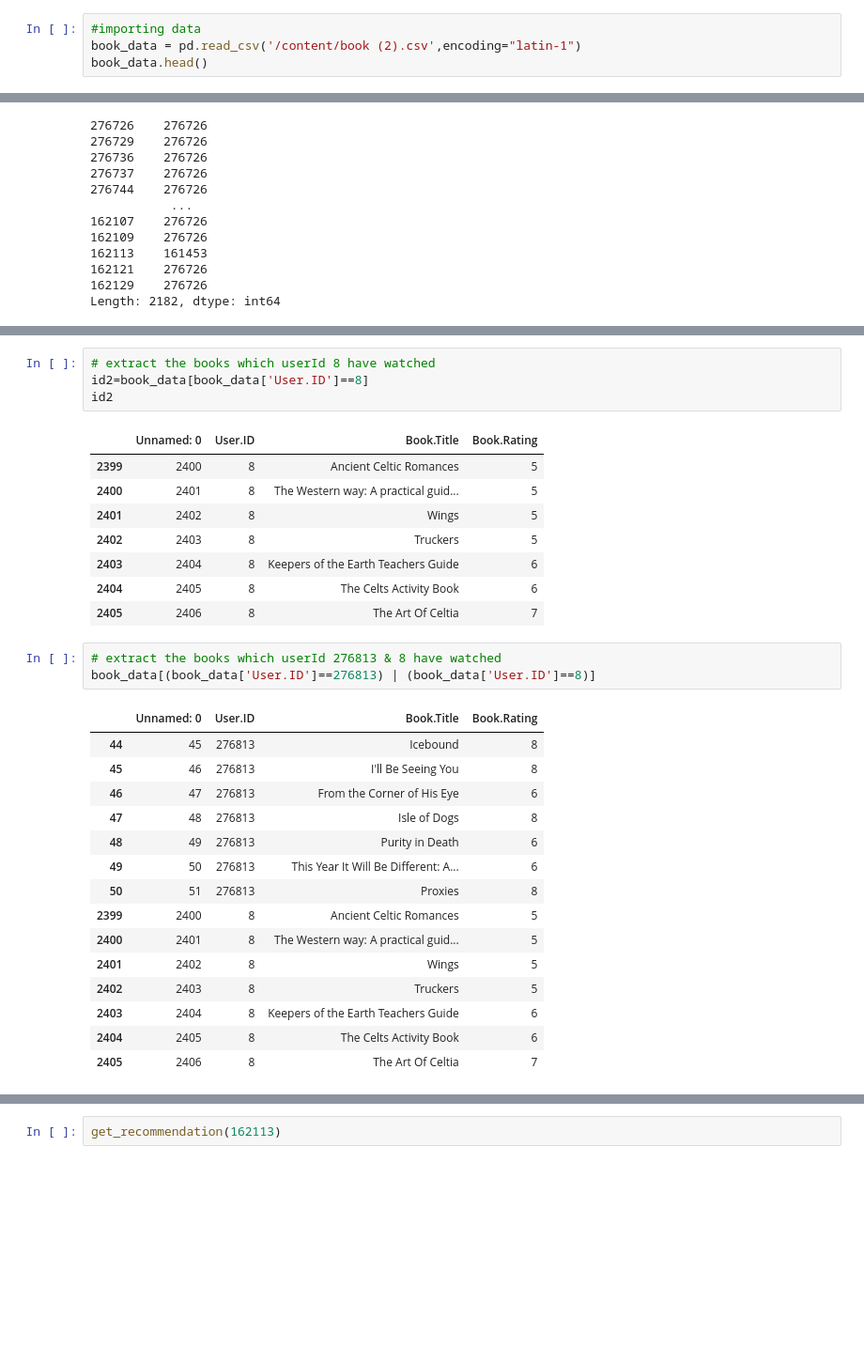
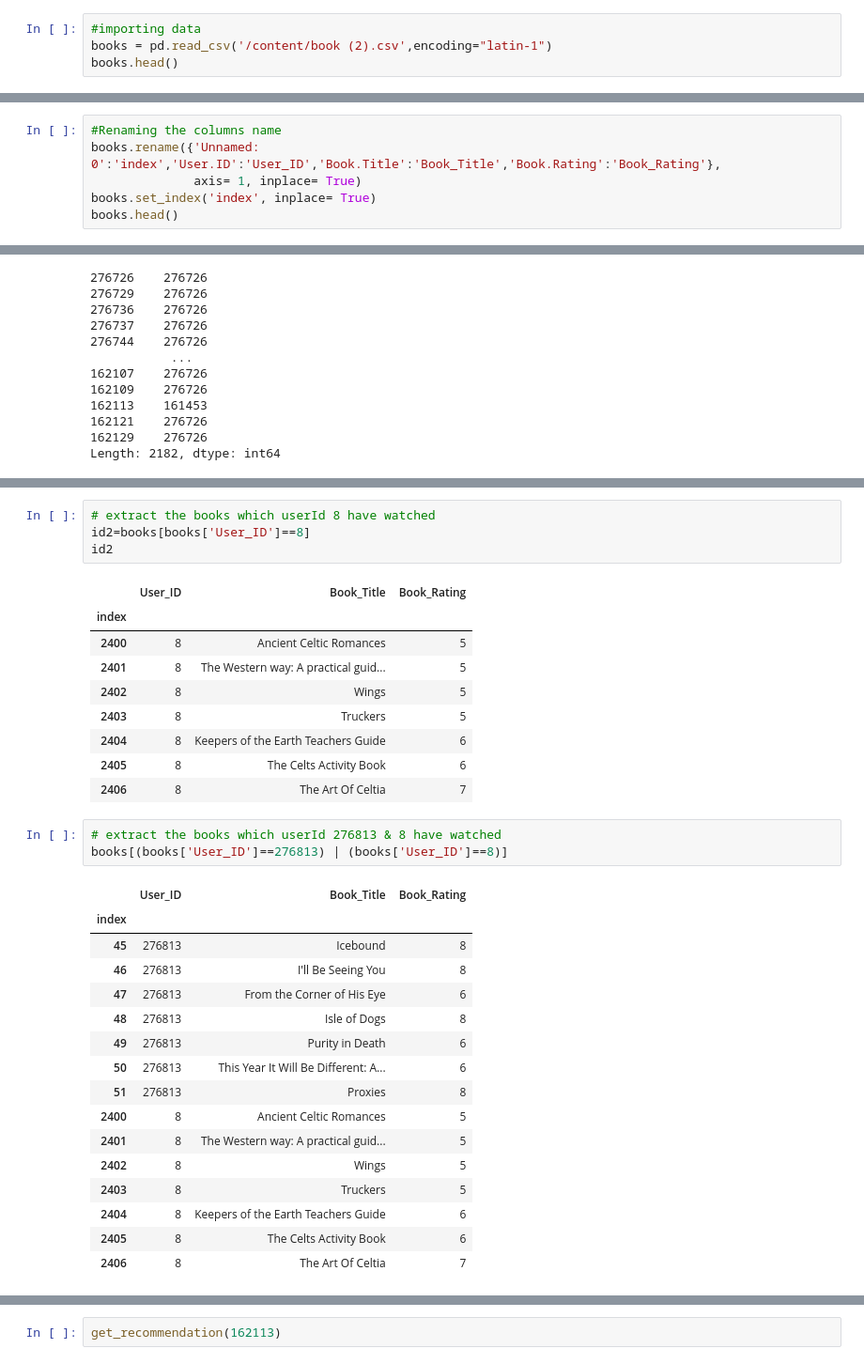
Before and after one commit to Manish-2708/pyt_man, a Jupyter notebook: Assignment_10_Reccomendation_system.ipynb, the cells around one changed output, grey strips where cells are left out. Shown at 94% size. Cells and saved outputs as stored; diff of their text form; blank space fills up the shorter version.

```diff
--- a/Assignment_10_Reccomendation_system.ipynb
+++ b/Assignment_10_Reccomendation_system.ipynb
@@ -12,7 +12,7 @@ from scipy.spatial.distance import cosine,correlation
 # %%
 #importing data
-book_data = pd.read_csv('/content/book (2).csv',encoding="latin-1")
-book_data.head()
+books = pd.read_csv('/content/book (2).csv',encoding="latin-1")
+books.head()
 # %% [output]
 |  | Unnamed: 0 | User.ID | Book.Title | Book.Rating |
 | 0 | 1 | 276726 | Classical Mythology | 5 |
@@ -20,3 +20,9 @@ book_data.head()
 | 2 | 3 | 276729 | Decision in Normandy | 6 |
 | 3 | 4 | 276736 | Flu: The Story of the Great Influ... | 8 |
 | 4 | 5 | 276737 | The Mummies of Urumchi | 6 |
+# %%
+#Renaming the columns name
+books.rename({'Unnamed: 0':'index','User.ID':'User_ID','Book.Title':'Book_Title','Book.Rating':'Book_Rating'},
+              axis= 1, inplace= True)
+books.set_index('index', inplace= True)
+books.head()
@@ -249,34 +291,36 @@ id1
 # %%
 # extract the books which userId 8 have watched
-id2=book_data[book_data['User.ID']==8]
+id2=books[books['User_ID']==8]
 id2
 # %% [output]
-|  | Unnamed: 0 | User.ID | Book.Title | Book.Rating |
-| 2399 | 2400 | 8 | Ancient Celtic Romances | 5 |
-| 2400 | 2401 | 8 | The Western way: A practical guid... | 5 |
-| 2401 | 2402 | 8 | Wings | 5 |
-| 2402 | 2403 | 8 | Truckers | 5 |
-| 2403 | 2404 | 8 | Keepers of the Earth Teachers Guide | 6 |
-| 2404 | 2405 | 8 | The Celts Activity Book | 6 |
-| 2405 | 2406 | 8 | The Art Of Celtia | 7 |
+|  | User_ID | Book_Title | Book_Rating |
+| index |  |  |  |
+| 2400 | 8 | Ancient Celtic Romances | 5 |
+| 2401 | 8 | The Western way: A practical guid... | 5 |
+| 2402 | 8 | Wings | 5 |
+| 2403 | 8 | Truckers | 5 |
+| 2404 | 8 | Keepers of the Earth Teachers Guide | 6 |
+| 2405 | 8 | The Celts Activity Book | 6 |
+| 2406 | 8 | The Art Of Celtia | 7 |
 # %%
 # extract the books which userId 276813 & 8 have watched
-book_data[(book_data['User.ID']==276813) | (book_data['User.ID']==8)]
+books[(books['User_ID']==276813) | (books['User_ID']==8)]
 # %% [output]
-|  | Unnamed: 0 | User.ID | Book.Title | Book.Rating |
-| 44 | 45 | 276813 | Icebound | 8 |
-| 45 | 46 | 276813 | I'll Be Seeing You | 8 |
-| 46 | 47 | 276813 | From the Corner of His Eye | 6 |
-| 47 | 48 | 276813 | Isle of Dogs | 8 |
-| 48 | 49 | 276813 | Purity in Death | 6 |
-| 49 | 50 | 276813 | This Year It Will Be Different: A... | 6 |
-| 50 | 51 | 276813 | Proxies | 8 |
-| 2399 | 2400 | 8 | Ancient Celtic Romances | 5 |
-| 2400 | 2401 | 8 | The Western way: A practical guid... | 5 |
-| 2401 | 2402 | 8 | Wings | 5 |
-| 2402 | 2403 | 8 | Truckers | 5 |
-| 2403 | 2404 | 8 | Keepers of the Earth Teachers Guide | 6 |
-| 2404 | 2405 | 8 | The Celts Activity Book | 6 |
-| 2405 | 2406 | 8 | The Art Of Celtia | 7 |
+|  | User_ID | Book_Title | Book_Rating |
+| index |  |  |  |
+| 45 | 276813 | Icebound | 8 |
+| 46 | 276813 | I'll Be Seeing You | 8 |
+| 47 | 276813 | From the Corner of His Eye | 6 |
+| 48 | 276813 | Isle of Dogs | 8 |
+| 49 | 276813 | Purity in Death | 6 |
+| 50 | 276813 | This Year It Will Be Different: A... | 6 |
+| 51 | 276813 | Proxies | 8 |
+| 2400 | 8 | Ancient Celtic Romances | 5 |
+| 2401 | 8 | The Western way: A practical guid... | 5 |
+| 2402 | 8 | Wings | 5 |
+| 2403 | 8 | Truckers | 5 |
+| 2404 | 8 | Keepers of the Earth Teachers Guide | 6 |
+| 2405 | 8 | The Celts Activity Book | 6 |
+| 2406 | 8 | The Art Of Celtia | 7 |
 # %%
 # Extract the books which userId 162113 & 276736 have watched
```
Also changed, not shown: parts of 34 cells of this notebook.
